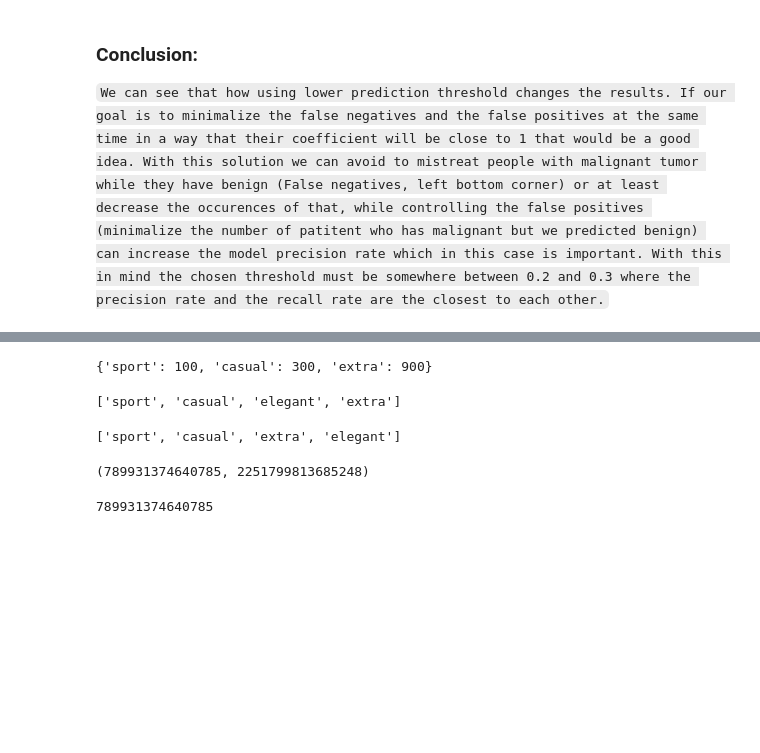
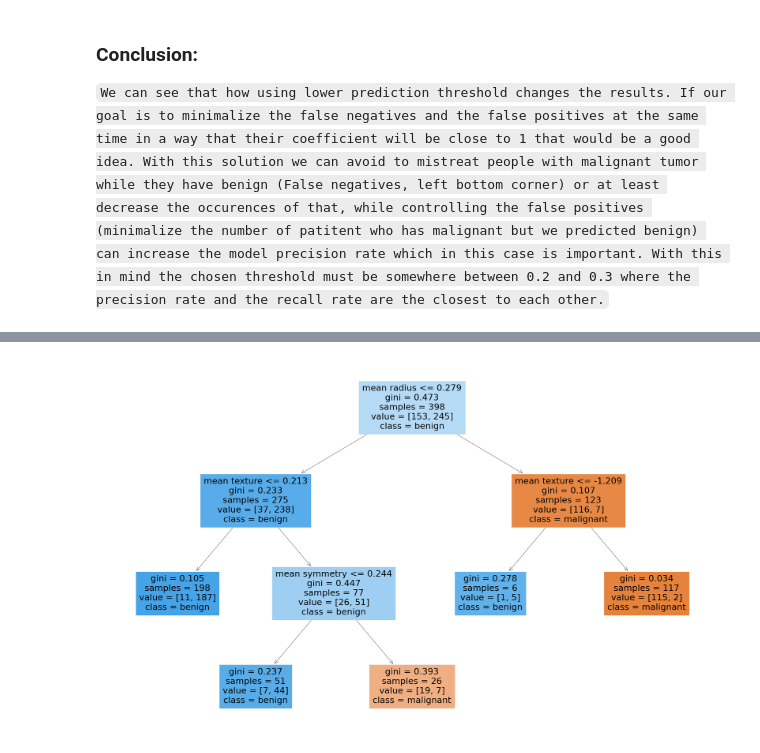
Before and after one commit to LiZoMark841619/Machine_learning, a Jupyter notebook: LogisticRegression/Breast_cancer/script.ipynb, the cells around one changed output, grey strips where cells are left out. Saved outputs shown, nothing was run; the diff lists cells and outputs as text; code cells hidden in the pictures; blank space fills up the shorter version.

```diff
--- a/LogisticRegression/Breast_cancer/script.ipynb
+++ b/LogisticRegression/Breast_cancer/script.ipynb
@@ -269,9 +271 @@ plt.clf()
 <Figure size 640x480 with 0 Axes>
-# %%
-hairstyles = ['sport', 'casual', 'extra']
-prizes = [100, 300, 900]
-hairstyles = {hairstyles[i]:prizes[i] for i in range(len(hairstyles))}
-new = {key:value for key, value in hairstyles.items() if value < 900}
-hairstyles
-# %% [output]
-{'sport': 100, 'casual': 300, 'extra': 900}
@@ -280,13 +271,0 @@ suits = {'sport':25, 'casual':10, 'elegant':5}
-# %%
-from typing import ChainMap
-
-
-list(ChainMap(hairstyles, suits))
-# %% [output]
-['sport', 'casual', 'elegant', 'extra']
-# %%
-combined = hairstyles.copy()
-combined.update(suits)
-list(combined)
-# %% [output]
-['sport', 'casual', 'extra', 'elegant']
@@ -295,4 +271,0 @@ x = 0.3508
-# %%
-x.as_integer_ratio()
-# %% [output]
-(789931374640785, 2251799813685248)
@@ -301,4 +272,10 @@ nominator,denomiator = x.as_integer_ratio()
-# %%
-print(nominator)
-# %% [output]
-789931374640785
+# %%
+dt = DecisionTreeClassifier(max_depth=3, ccp_alpha=0.01,criterion='gini')
+dt.fit(X_train, y_train)
+
+plt.figure(figsize=(20,12))
+tree.plot_tree(dt, feature_names = features, max_depth=5, class_names = ['malignant', 'benign'], label='all', filled=True)
+plt.tight_layout()
+plt.show()
+# %% [output]
+[figure, added]
```
Also changed, not shown: parts of 12 cells of this notebook, 5 other files.
